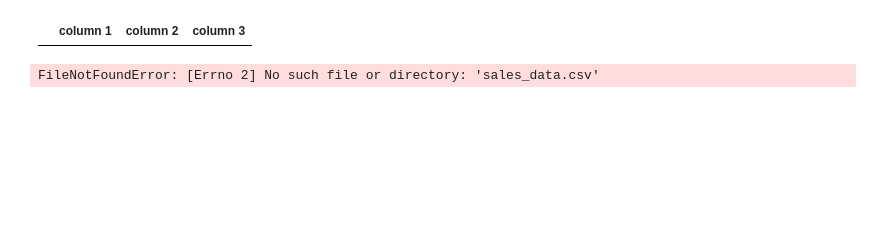
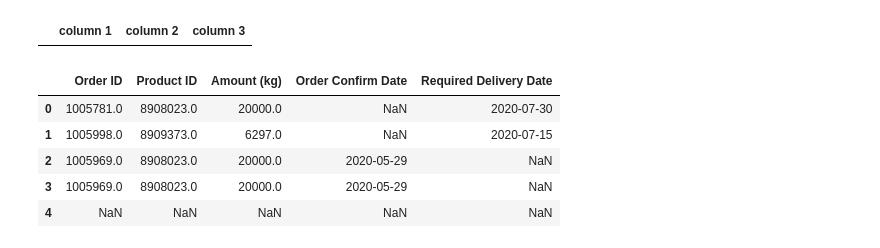
Before and after one commit to EthanRosehart/schulich_data_science, a Jupyter notebook: term2/Predictive_Modeling/class2.ipynb, the cells around one changed output. Saved outputs shown, nothing was run; the diff lists cells and outputs as text; code cells hidden in the pictures; blank space fills up the shorter version.

```diff
--- a/term2/Predictive_Modeling/class2.ipynb
+++ b/term2/Predictive_Modeling/class2.ipynb
@@ -196,7 +215,12 @@ DataTable[DataTable["column 1"]>13]
 # %% [output]
 |  | column 1 | column 2 | column 3 |
 # %%
-input_table = pd.read_csv('sales_data.csv')
+input_table = pd.read_csv('https://raw.githubusercontent.com/EthanRosehart/schulich_data_science/main/term2/Predictive_Modeling/sales_data.csv')
 input_table.head()
 # %% [output]
-FileNotFoundError: [Errno 2] No such file or directory: 'sales_data.csv'
+|  | Order ID | Product ID | Amount (kg) | Order Confirm Date | Required Delivery Date |
+| 0 | 1005781.0 | 8908023.0 | 20000.0 | NaN | 2020-07-30 |
+| 1 | 1005998.0 | 8909373.0 | 6297.0 | NaN | 2020-07-15 |
+| 2 | 1005969.0 | 8908023.0 | 20000.0 | 2020-05-29 | NaN |
+| 3 | 1005969.0 | 8908023.0 | 20000.0 | 2020-05-29 | NaN |
+| 4 | NaN | NaN | NaN | NaN | NaN |
```
Also changed, not shown: parts of 14 cells of this notebook.
